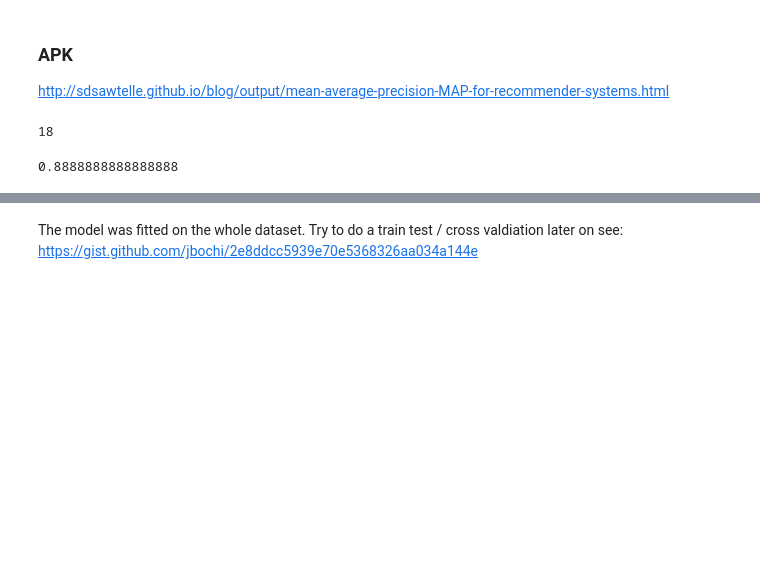
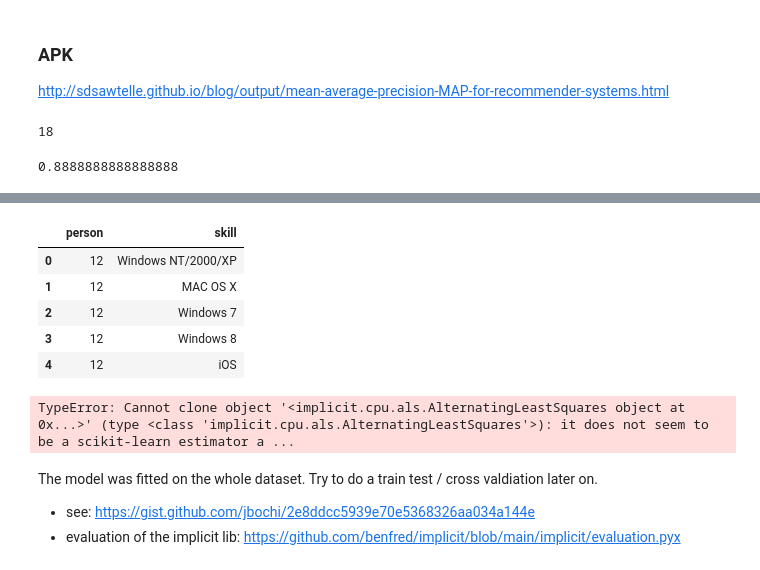
Before and after one commit to maximizer36/DS_AP, a Jupyter notebook: AP_binary_implicit_lib.ipynb, the cells around one changed output, grey strips where cells are left out. Drawn from its saved outputs; the diff is of its cells as text; code cells hidden in the pictures; blank space fills up the shorter version.

Commit message:
binary_implicit

```diff
--- a/AP_binary_implicit_lib.ipynb
+++ b/AP_binary_implicit_lib.ipynb
@@ -391,0 +434,4 @@ apk(known_skills_list,recommendations_list,k=20)
+# %%
+df = pd.read_csv("person-skills_2022-06-27.csv",sep=";")
+#df = [~df["category"].isin(["Betriebssystem", "Dienste", "Einsatzfelder / Erfahrungen / Schwerpunkte", "Rolle (intern)"])]
+df.head(5)
@@ -391,0 +445,12 @@ apk(known_skills_list,recommendations_list,k=20)
+# %%
+df = df.drop(columns=["category"])
+# %%
+data = df
+data.head(5)
+# %% [output]
+|  | person | skill |
+| 0 | 12 | Windows NT/2000/XP |
+| 1 | 12 | MAC OS X |
+| 2 | 12 | Windows 7 |
+| 3 | 12 | Windows 8 |
+| 4 | 12 | iOS |
@@ -392,4 +463,9 @@ apk(known_skills_list,recommendations_list,k=20)
+# %%
+cross_validate(estimator=implicit.als.AlternatingLeastSquares(),X= data_skills_row_norm_csr ,scoring=make_scorer(precision_at_k),cv=5)
+# %% [output]
+TypeError: Cannot clone object '<implicit.cpu.als.AlternatingLeastSquares object at 0x...>' (type <class 'implicit.cpu.als.AlternatingLeastSquares'>): it does not seem to be a scikit-learn estimator a ...
 # %% [markdown]
 The model was fitted on the whole dataset.
-Try to do a train test / cross valdiation later on
-see: https://gist.github.com/jbochi/2e8ddcc5939e70e5368326aa034a144e
+Try to do a train test / cross valdiation later on.
+* see: https://gist.github.com/jbochi/2e8ddcc5939e70e5368326aa034a144e
+* evaluation of the implicit lib: https://github.com/benfred/implicit/blob/main/implicit/evaluation.pyx
```
Also changed, not shown: parts of 16 cells of this notebook.
